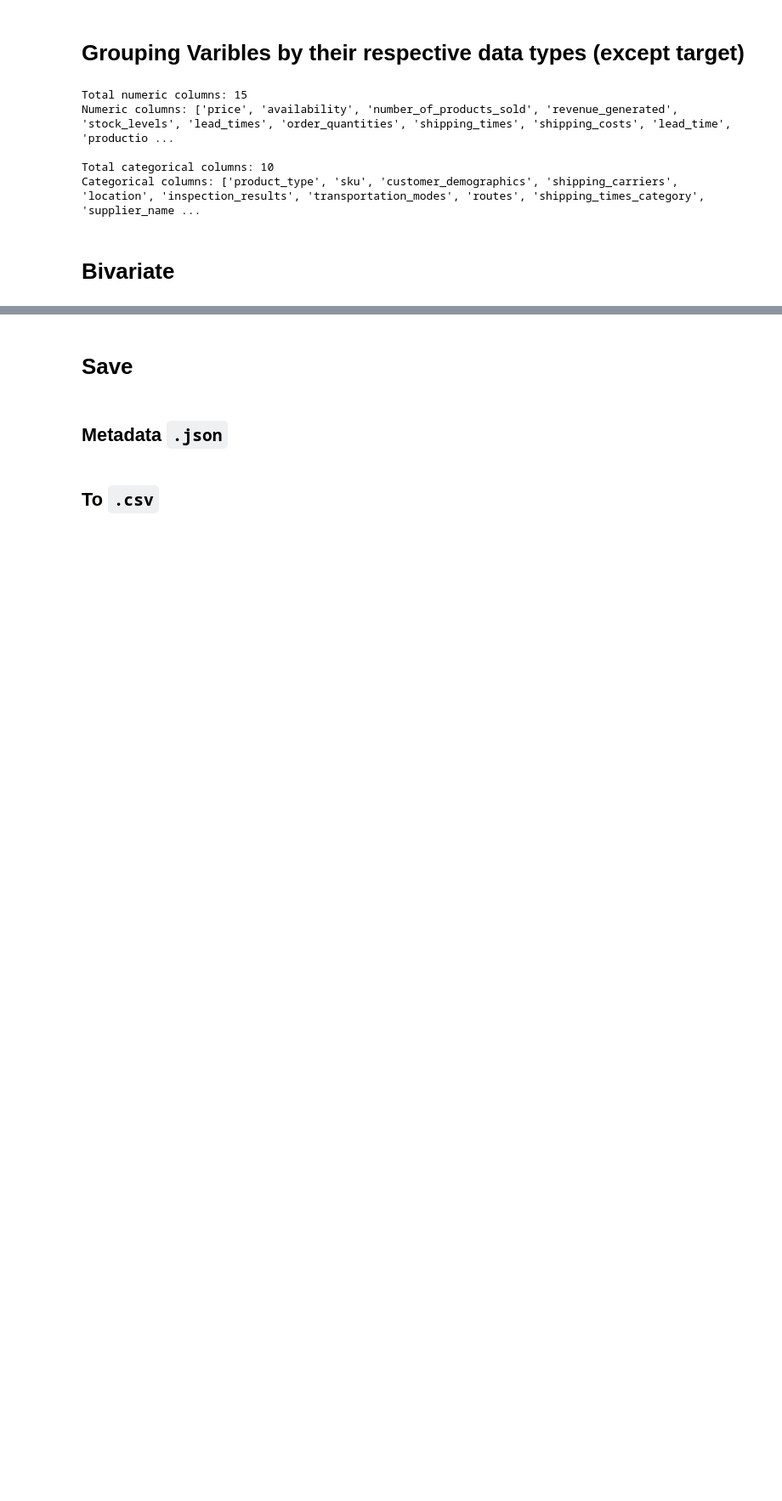
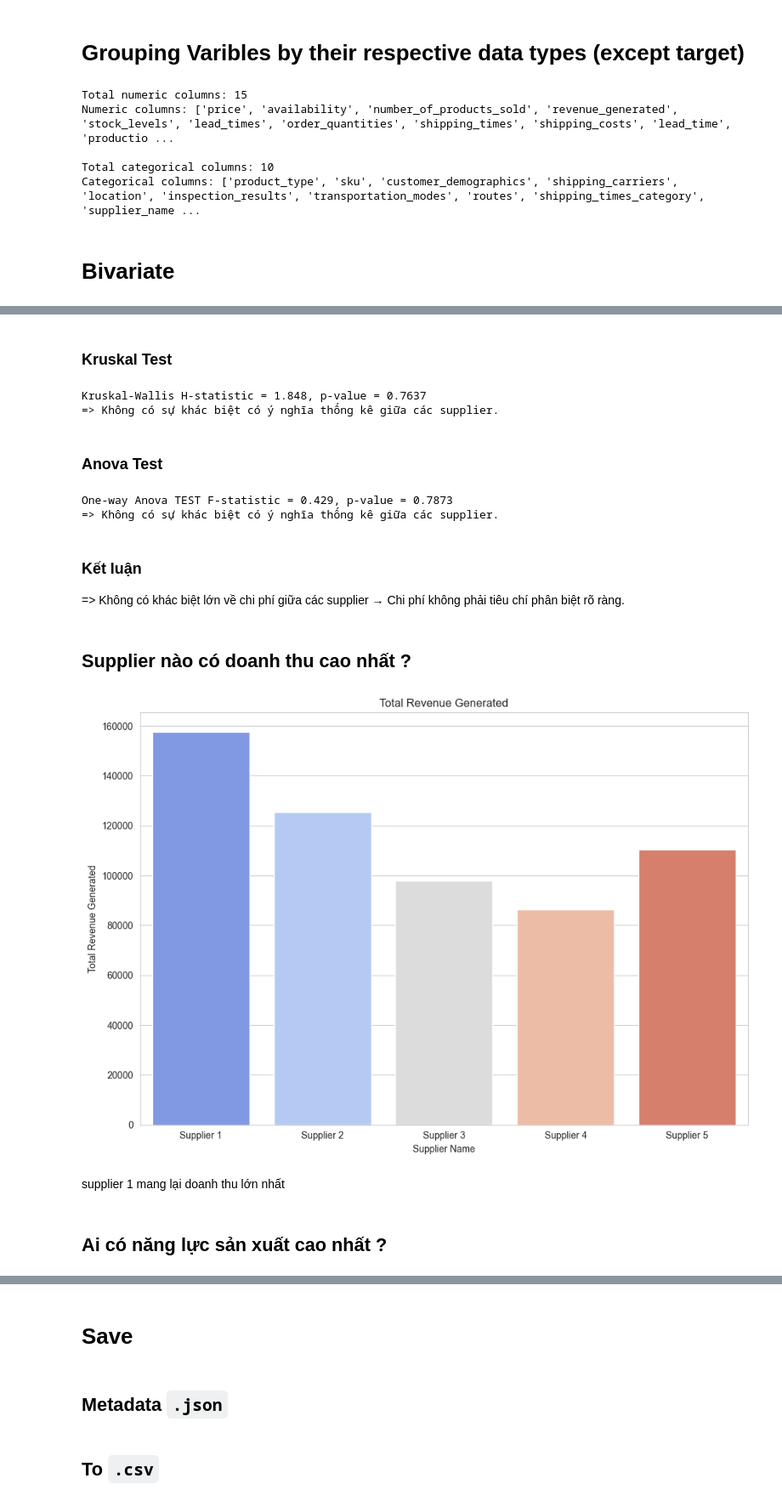
Before and after one commit to Avcuongy/DSS, a Jupyter notebook: notebooks/analysis/3_bivariate.ipynb, the cells around one changed output, grey strips where cells are left out. Shown: that part at 85% size. Drawn from its saved outputs; the diff is of its cells as text; code cells hidden in the pictures; blank space fills up the shorter version.

```diff
--- a/notebooks/analysis/3_bivariate.ipynb
+++ b/notebooks/analysis/3_bivariate.ipynb
@@ -109,0 +173,50 @@ Categorical columns: ['product_type', 'sku', 'customer_demographics', 'shipping_
+# %% [markdown]
+### Kruskal Test
+# %%
+groups = [df[df['supplier_name'] == s]['costs'] for s in df['supplier_name'].unique()]
+stat, p = kruskal(*groups)
+print(f"Kruskal-Wallis H-statistic = {stat:.3f}, p-value = {p:.4f}")
+
+if p < 0.05:
+    print("=> Có sự khác biệt có ý nghĩa thống kê giữa các supplier.")
+else:
+    print("=> Không có sự khác biệt có ý nghĩa thống kê giữa các supplier.")
+# %% [output]
+Kruskal-Wallis H-statistic = 1.848, p-value = 0.7637
+=> Không có sự khác biệt có ý nghĩa thống kê giữa các supplier.
+# %% [markdown]
+### Anova Test
+# %%
+groups = [df[df['supplier_name'] == s]['costs'] for s in df['supplier_name'].unique()]
+
+stat_anova, p_anova = f_oneway(*groups)
+print(f"One-way Anova TEST F-statistic = {stat_anova:.3f}, p-value = {p_anova:.4f}")
+
+if p_anova < 0.05:
+    print("=> Có sự khác biệt có ý nghĩa thống kê giữa các supplier.")
+else:
+    print("=> Không có sự khác biệt có ý nghĩa thống kê giữa các supplier.")
+# %% [output]
+One-way Anova TEST F-statistic = 0.429, p-value = 0.7873
+=> Không có sự khác biệt có ý nghĩa thống kê giữa các supplier.
+# %% [markdown]
+### Kết luận
+=> Không có khác biệt lớn về chi phí giữa các supplier → Chi phí không phải tiêu chí phân biệt rõ ràng.
+# %% [markdown]
+## Supplier nào có doanh thu cao nhất ?
+# %%
+total_revenue_by_supplier = df.groupby('supplier_name')['revenue_generated'].sum().reset_index()
+
+plt.figure(figsize=(10, 7))
+sns.barplot(x='supplier_name', y='revenue_generated', data=total_revenue_by_supplier, palette='coolwarm')
+plt.title('Total Revenue Generated')
+plt.xlabel('Supplier Name')
+plt.ylabel('Total Revenue Generated')
+plt.tight_layout()
+plt.show()
+# %% [output]
+[figure, added]
+# %% [markdown]
+supplier 1 mang lại doanh thu lớn nhất
+# %% [markdown]
+## Ai có năng lực sản xuất cao nhất ?
```
Also changed, not shown: parts of 30 cells of this notebook, 13 other files.
